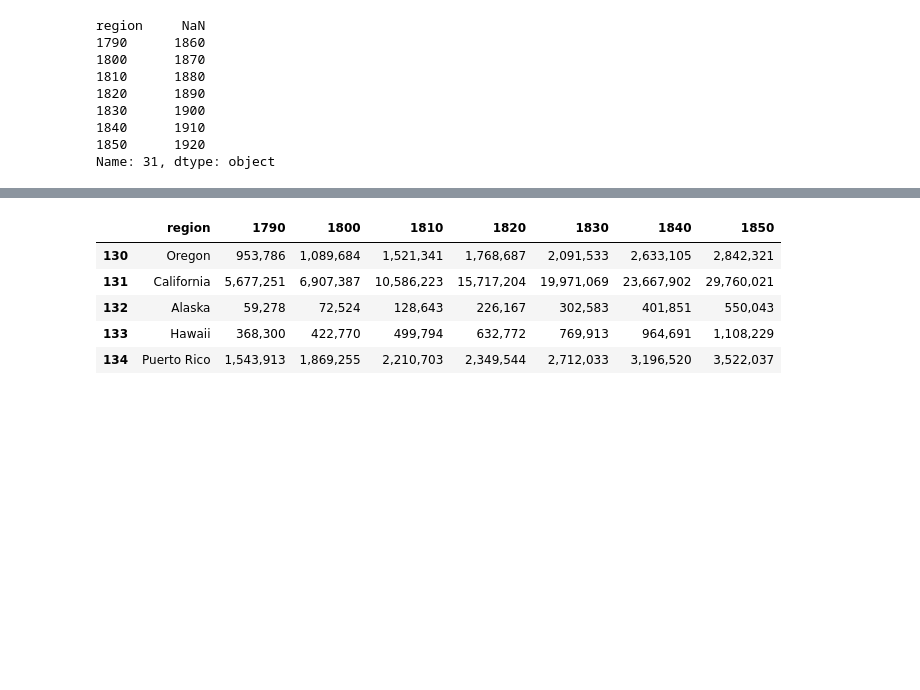
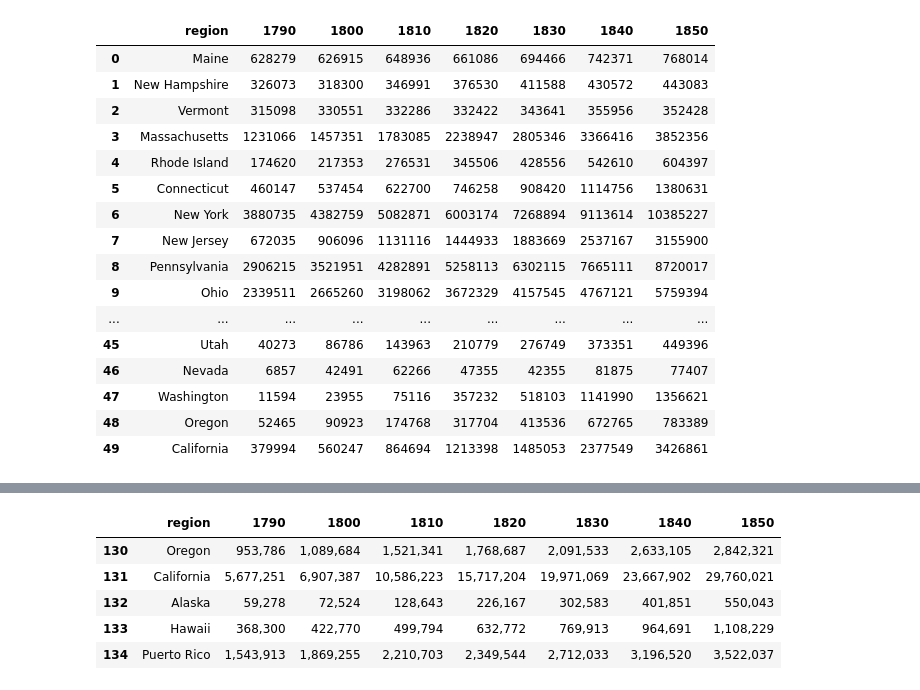
Before and after one commit to szeitlin/PopViz, a Jupyter notebook: middle.ipynb, the cells around one changed output, grey strips where cells are left out. Cells and saved outputs as stored; diff of their text form; code cells hidden in the pictures; blank space fills up the shorter version.

```diff
--- a/middle.ipynb
+++ b/middle.ipynb
@@ -13,12 +10,0 @@ years = middle.loc[31]
-# %%
-years
-# %% [output]
-region     NaN
-1790      1860
-1800      1870
-1810      1880
-1820      1890
-1830      1900
-1840      1910
-1850      1920
-Name: 31, dtype: object
@@ -27,2 +11,20 @@ years['region'] = 'region'
 # %%
-middle.columns = years
+middle
+# %% [output]
+|  | region | 1790 | 1800 | 1810 | 1820 | 1830 | 1840 | 1850 |
+| 0 | Maine | 628279 | 626915 | 648936 | 661086 | 694466 | 742371 | 768014 |
+| 1 | New Hampshire | 326073 | 318300 | 346991 | 376530 | 411588 | 430572 | 443083 |
+| 2 | Vermont | 315098 | 330551 | 332286 | 332422 | 343641 | 355956 | 352428 |
+| 3 | Massachusetts | 1231066 | 1457351 | 1783085 | 2238947 | 2805346 | 3366416 | 3852356 |
+| 4 | Rhode Island | 174620 | 217353 | 276531 | 345506 | 428556 | 542610 | 604397 |
+| 5 | Connecticut | 460147 | 537454 | 622700 | 746258 | 908420 | 1114756 | 1380631 |
+| 6 | New York | 3880735 | 4382759 | 5082871 | 6003174 | 7268894 | 9113614 | 10385227 |
+| 7 | New Jersey | 672035 | 906096 | 1131116 | 1444933 | 1883669 | 2537167 | 3155900 |
+| 8 | Pennsylvania | 2906215 | 3521951 | 4282891 | 5258113 | 6302115 | 7665111 | 8720017 |
+| 9 | Ohio | 2339511 | 2665260 | 3198062 | 3672329 | 4157545 | 4767121 | 5759394 |
+| ... | ... | ... | ... | ... | ... | ... | ... | ... |
+| 45 | Utah | 40273 | 86786 | 143963 | 210779 | 276749 | 373351 | 449396 |
+| 46 | Nevada | 6857 | 42491 | 62266 | 47355 | 42355 | 81875 | 77407 |
+| 47 | Washington | 11594 | 23955 | 75116 | 357232 | 518103 | 1141990 | 1356621 |
+| 48 | Oregon | 52465 | 90923 | 174768 | 317704 | 413536 | 672765 | 783389 |
+| 49 | California | 379994 | 560247 | 864694 | 1213398 | 1485053 | 2377549 | 3426861 |
```
Also changed, not shown: parts of 6 cells of this notebook, 3 other files.
